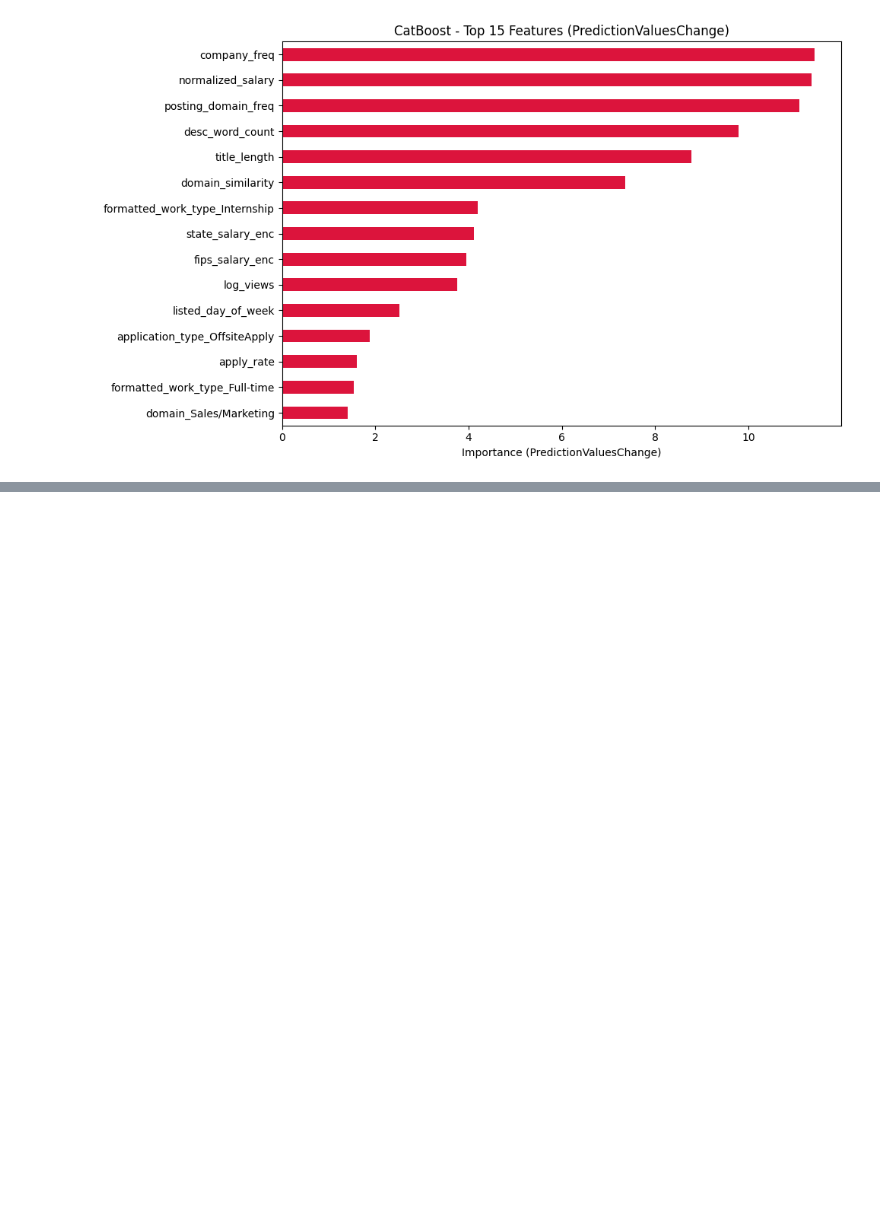
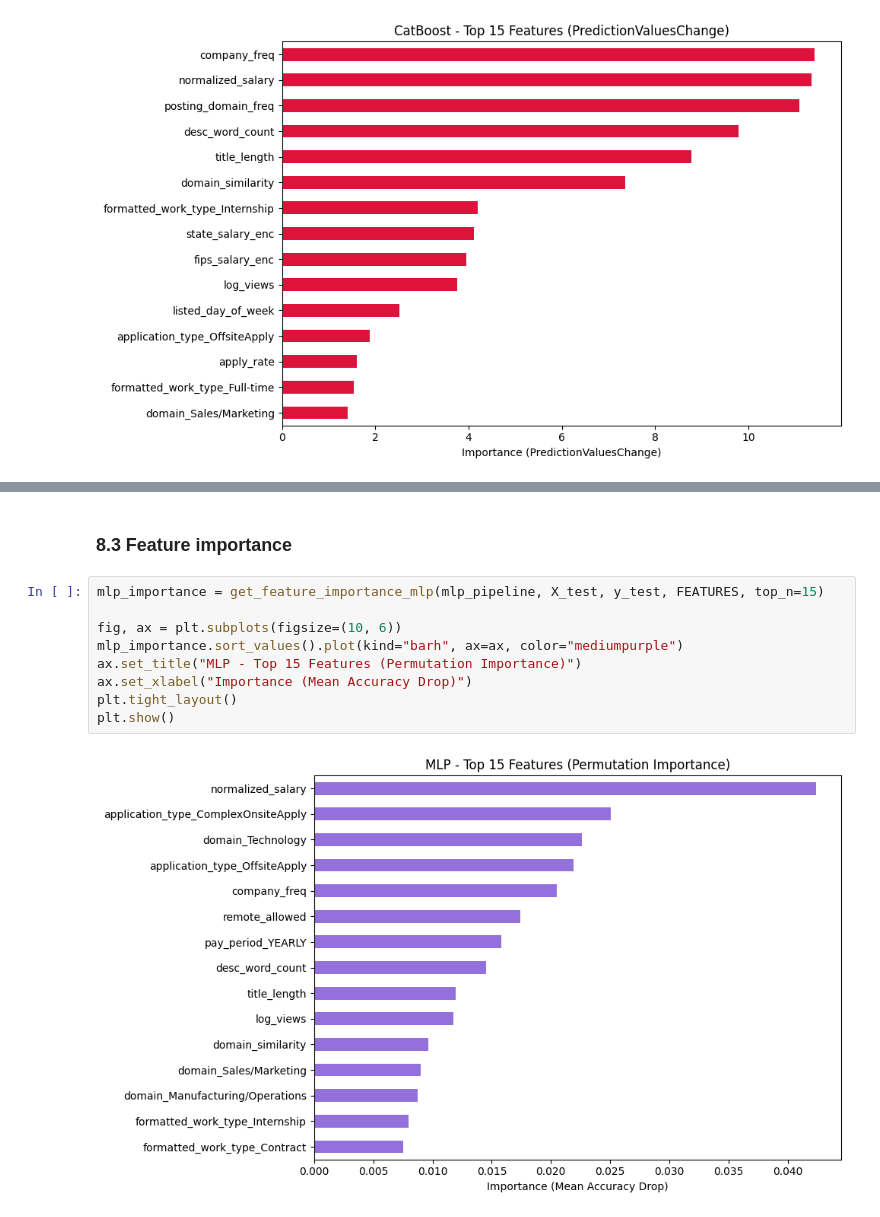
Before and after one commit to ognjenvujovic04/job-intelligence, a Jupyter notebook: notebooks/3.0-ov-baseline-classification.ipynb, the cells around one changed output, grey strips where cells are left out. Cells and saved outputs as stored; diff of their text form; blank space fills up the shorter version.

```diff
--- a/notebooks/3.0-ov-baseline-classification.ipynb
+++ b/notebooks/3.0-ov-baseline-classification.ipynb
@@ -501,0 +565,13 @@ plt.show()
+# %% [markdown]
+### 8.3 Feature importance
+# %%
+mlp_importance = get_feature_importance_mlp(mlp_pipeline, X_test, y_test, FEATURES, top_n=15)
+
+fig, ax = plt.subplots(figsize=(10, 6))
+mlp_importance.sort_values().plot(kind="barh", ax=ax, color="mediumpurple")
+ax.set_title("MLP - Top 15 Features (Permutation Importance)")
+ax.set_xlabel("Importance (Mean Accuracy Drop)")
+plt.tight_layout()
+plt.show()
+# %% [output]
+[figure, added]
```
Also changed, not shown: parts of 17 cells of this notebook, 6 other files.
